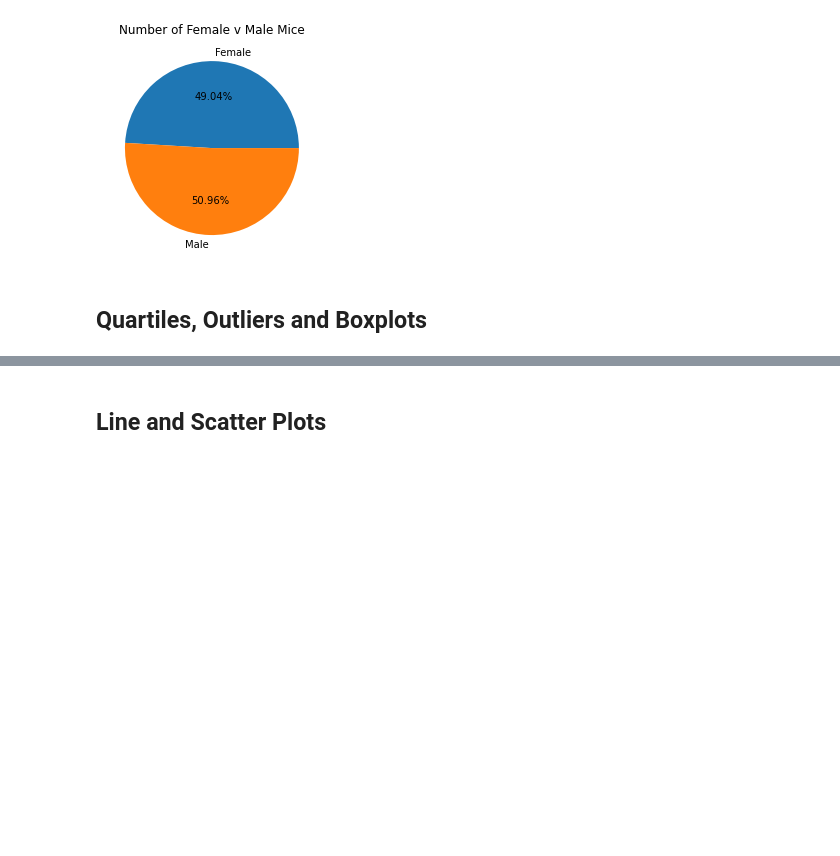
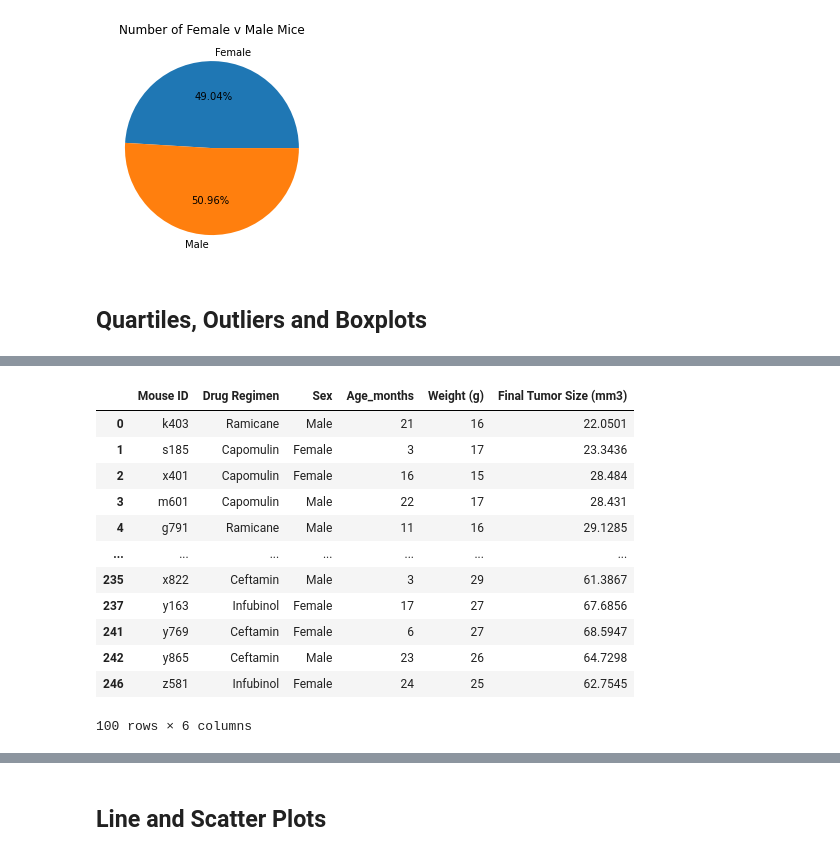
Before and after one commit to sdinespierce/matplot-challenge, a Jupyter notebook: Pymaceuticals/pymaceuticals_starter.ipynb, the cells around one changed output, grey strips where cells are left out. Saved outputs shown, nothing was run; the diff lists cells and outputs as text; code cells hidden in the pictures; blank space fills up the shorter version.

```diff
--- a/Pymaceuticals/pymaceuticals_starter.ipynb
+++ b/Pymaceuticals/pymaceuticals_starter.ipynb
@@ -254,19 +246,39 @@ mouse_metadata
 # %%
 # Put treatments into a list for for loop (and later for plot labels)
-drugs = sorted(combined_df["Drug Regimen"].unique())
+four_drugs = ["Capomulin", "Ramicane", "Infubinol", "Ceftamin"]
 
 # Create empty list to fill with tumor vol data (for plotting)
 tumor_vol = []
 
 # Calculate the IQR and quantitatively determine if there are any potential outliers.
+quartiles = mouse_metadata["Final Tumor Size (mm3)"].quantile([.25,.5,.75])
+lowerq = quartiles[0.25]
+upperq = quartiles[0.75]
+iqr = upperq-lowerq
+lower_bound = lowerq - (1.5*iqr)
+upper_bound = upperq + (1.5*iqr)
 
+# Locate the rows which contain mice on each drug and get the tumor volumes
+box_plot_df = pd.DataFrame(mouse_metadata.loc[mouse_metadata["Drug Regimen"].isin(four_drugs)])
+box_plot_df
 
-    # Locate the rows which contain mice on each drug and get the tumor volumes
-
-
-    # add subset
-
-
-    # Determine outliers using upper and lower bounds
+# Determine outliers using upper and lower bounds
+#both empty - no outliers for ALL data
+high_outliers = mouse_metadata["Mouse ID"].loc[mouse_metadata["Final Tumor Size (mm3)"] > upper_bound]
+low_outliers = mouse_metadata["Mouse ID"].loc[mouse_metadata["Final Tumor Size (mm3)"] < lower_bound]
+# %% [output]
+|  | Mouse ID | Drug Regimen | Sex | Age_months | Weight (g) | Final Tumor Size (mm3) |
+| 0 | k403 | Ramicane | Male | 21 | 16 | 22.0501 |
+| 1 | s185 | Capomulin | Female | 3 | 17 | 23.3436 |
+| 2 | x401 | Capomulin | Female | 16 | 15 | 28.484 |
+| 3 | m601 | Capomulin | Male | 22 | 17 | 28.431 |
+| 4 | g791 | Ramicane | Male | 11 | 16 | 29.1285 |
+| ... | ... | ... | ... | ... | ... | ... |
+| 235 | x822 | Ceftamin | Male | 3 | 29 | 61.3867 |
+| 237 | y163 | Infubinol | Female | 17 | 27 | 67.6856 |
+| 241 | y769 | Ceftamin | Female | 6 | 27 | 68.5947 |
+| 242 | y865 | Ceftamin | Male | 23 | 26 | 64.7298 |
+| 246 | z581 | Infubinol | Female | 24 | 25 | 62.7545 |
+100 rows × 6 columns
 # %%
 # Generate a box plot of the final tumor volume of each mouse across four regimens of interest
```
Also changed, not shown: parts of 5 cells of this notebook.
